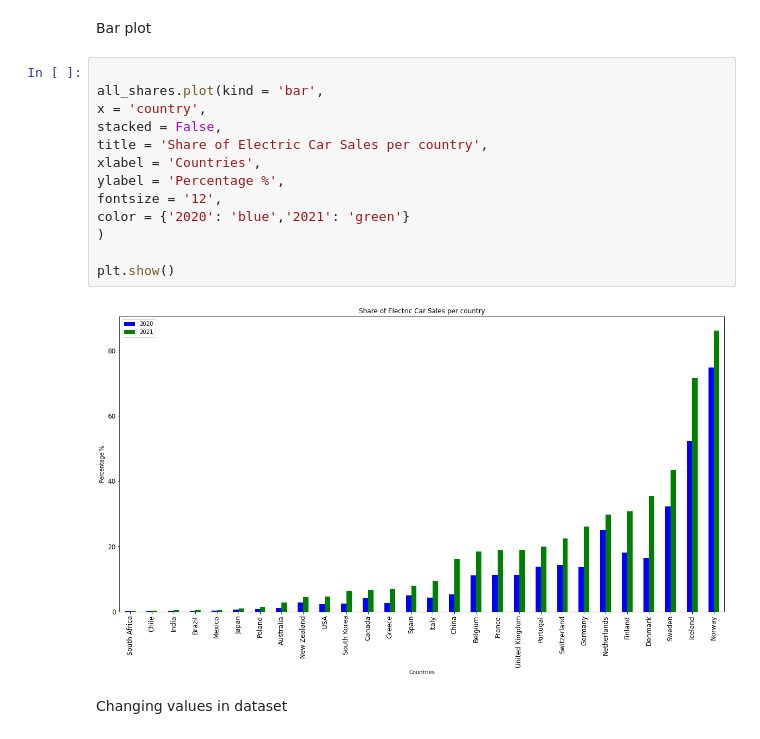
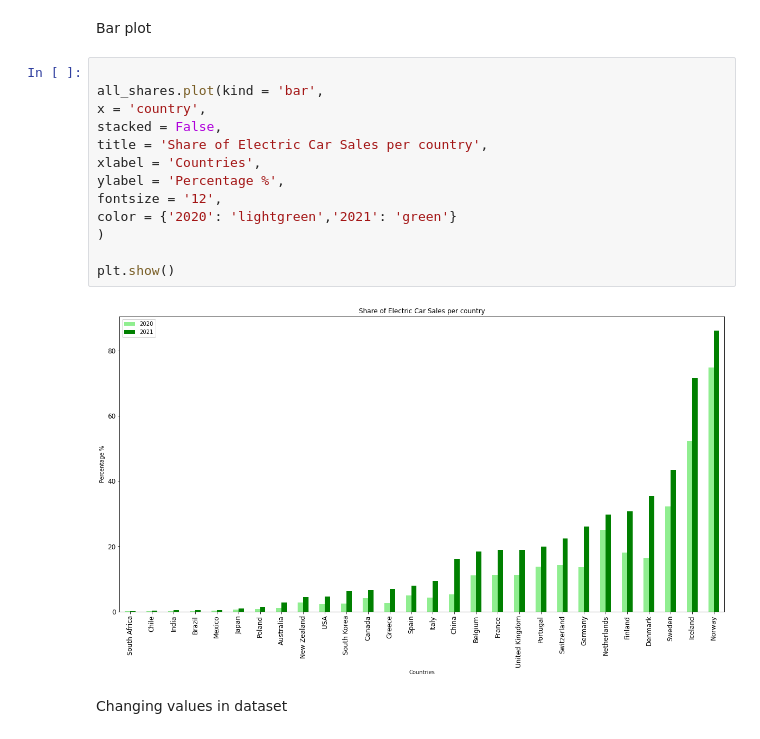
Before and after one commit to aaroln/ev, a Jupyter notebook: presentation.ipynb, the cells around one changed output. Drawn from its saved outputs; the diff is of its cells as text.

```diff
--- a/presentation.ipynb
+++ b/presentation.ipynb
@@ -145,18 +150,18 @@ Bar plot
 # %%
 
 all_shares.plot(kind = 'bar',
 x = 'country',
 stacked = False,
 title = 'Share of Electric Car Sales per country',
 xlabel = 'Countries',
 ylabel = 'Percentage %',
 fontsize = '12',
-color = {'2020': 'blue','2021': 'green'}
+color = {'2020': 'lightgreen','2021': 'green'}
 )
 
 plt.show()
 # %% [output]
-[figure, old version]
+[figure, new version]
 # %% [markdown]
 Changing values in dataset
 # %%
```
Also changed, not shown: parts of 8 cells of this notebook.
